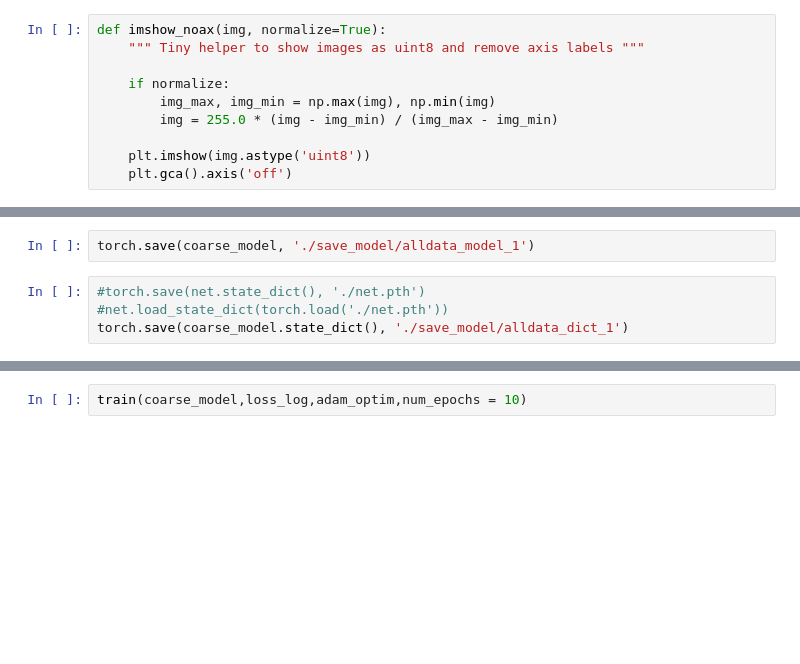
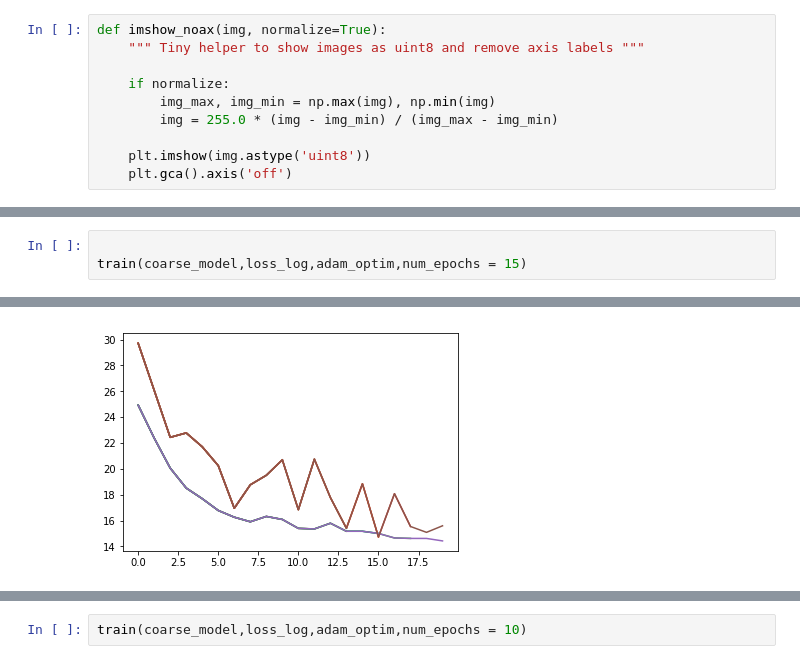
Before and after one commit to maxiaoba/imageDepth, a Jupyter notebook: NYU_Data_train_bz_alldata.ipynb, the cells around one changed output, grey strips where cells are left out. Cells and saved outputs as stored; diff of their text form; blank space fills up the shorter version.

```diff
--- a/NYU_Data_train_bz_alldata.ipynb
+++ b/NYU_Data_train_bz_alldata.ipynb
@@ -271,6 +326,4 @@ epoch: 0 average training loss: 3.51 validation loss: 8.44
-# %%
-torch.save(coarse_model, './save_model/alldata_model_1')
-# %%
-#torch.save(net.state_dict(), './net.pth')
-#net.load_state_dict(torch.load('./net.pth'))
-torch.save(coarse_model.state_dict(), './save_model/alldata_dict_1')
+# %%
+
+train(coarse_model,loss_log,adam_optim,num_epochs = 15)
+# %% [output]
@@ -276,0 +345 @@ torch.save(coarse_model.state_dict(), './save_model/alldata_dict_1')
+[figure, added]
```
Also changed, not shown: parts of 26 cells of this notebook, 2 other files.
